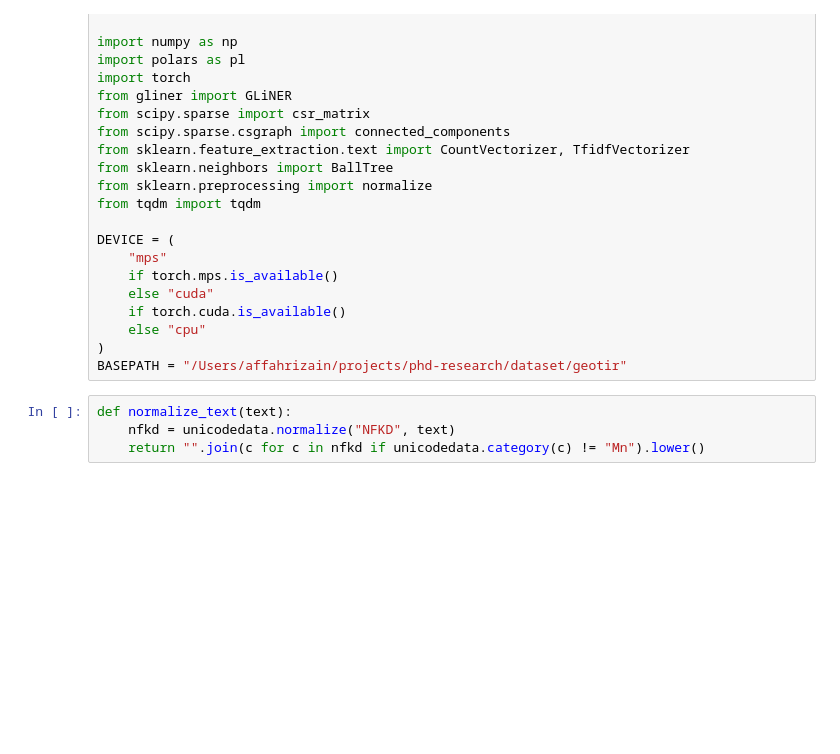
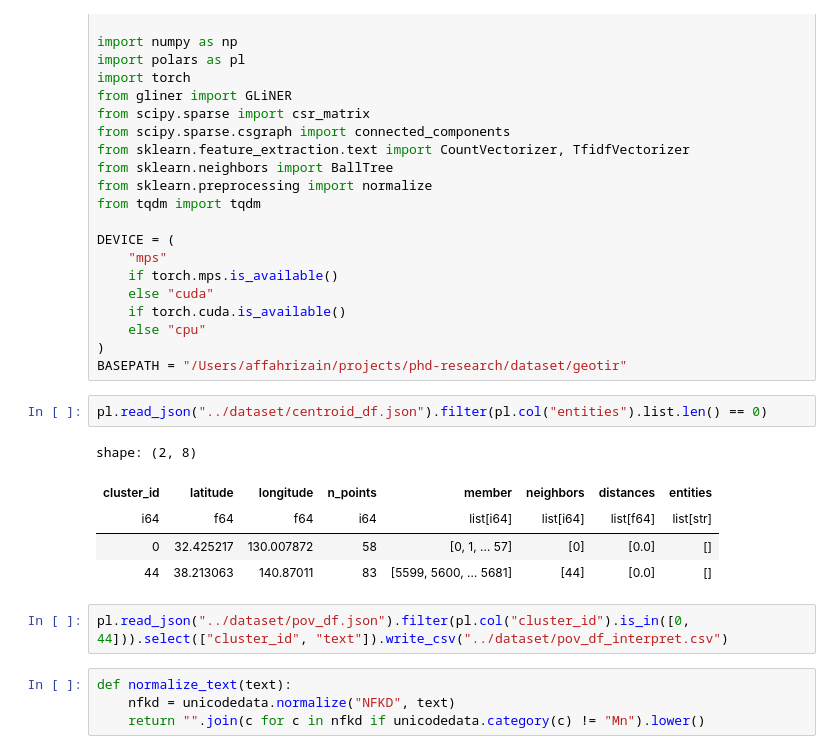
Before and after one commit to fhrzn/multi-pov-ir, a Jupyter notebook: notebook/pov-preprocess.ipynb, the cells around one changed output. Saved outputs shown, nothing was run; the diff lists cells and outputs as text; blank space fills up the shorter version.

Commit message:
feat: cluster & relation preprocessing

```diff
--- a/notebook/pov-preprocess.ipynb
+++ b/notebook/pov-preprocess.ipynb
@@ -22,6 +22,16 @@ DEVICE = (
     else "cpu"
 )
 BASEPATH = "/Users/affahrizain/projects/phd-research/dataset/geotir"
+# %%
+pl.read_json("../dataset/centroid_df.json").filter(pl.col("entities").list.len() == 0)
+# %% [output]
+shape: (2, 8)
+| cluster_id | latitude | longitude | n_points | member | neighbors | distances | entities |
+| i64 | f64 | f64 | i64 | list[i64] | list[i64] | list[f64] | list[str] |
+| 0 | 32.425217 | 130.007872 | 58 | [0, 1, … 57] | [0] | [0.0] | [] |
+| 44 | 38.213063 | 140.87011 | 83 | [5599, 5600, … 5681] | [44] | [0.0] | [] |
+# %%
+pl.read_json("../dataset/pov_df.json").filter(pl.col("cluster_id").is_in([0, 44])).select(["cluster_id", "text"]).write_csv("../dataset/pov_df_interpret.csv")
 # %%
 def normalize_text(text):
     nfkd = unicodedata.normalize("NFKD", text)
```
Also changed, not shown: 4 other files.
